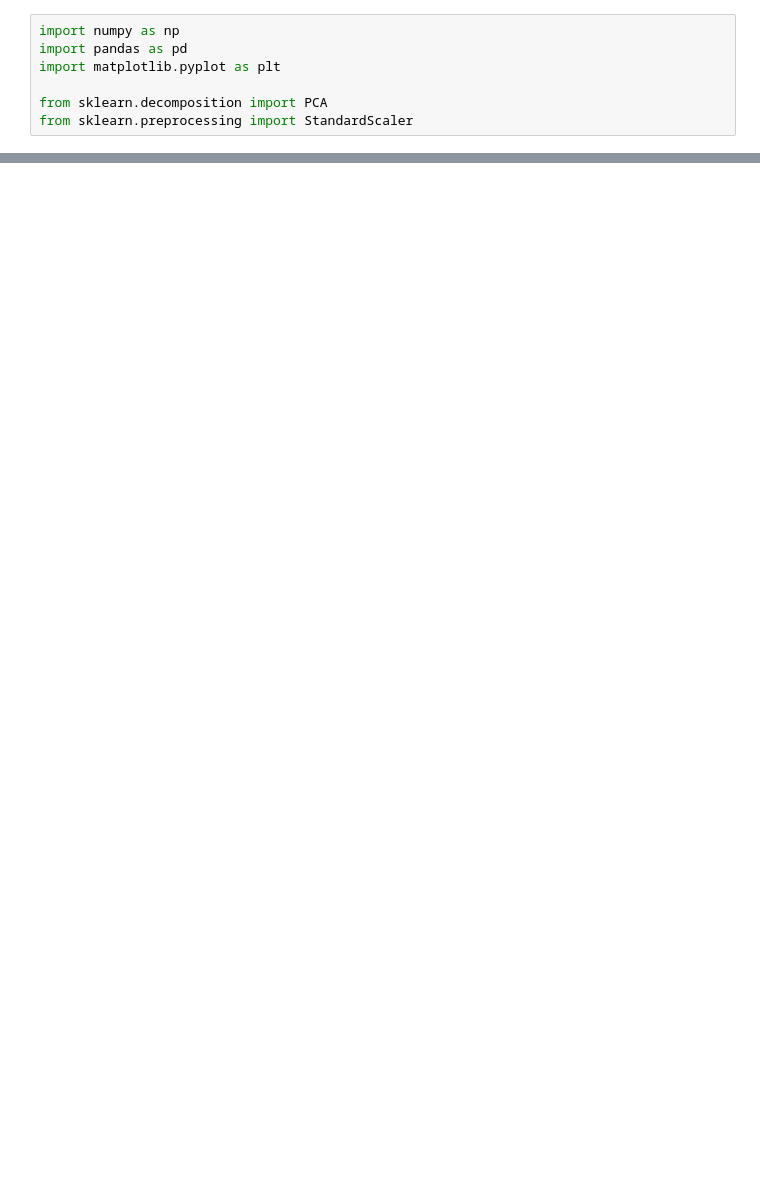
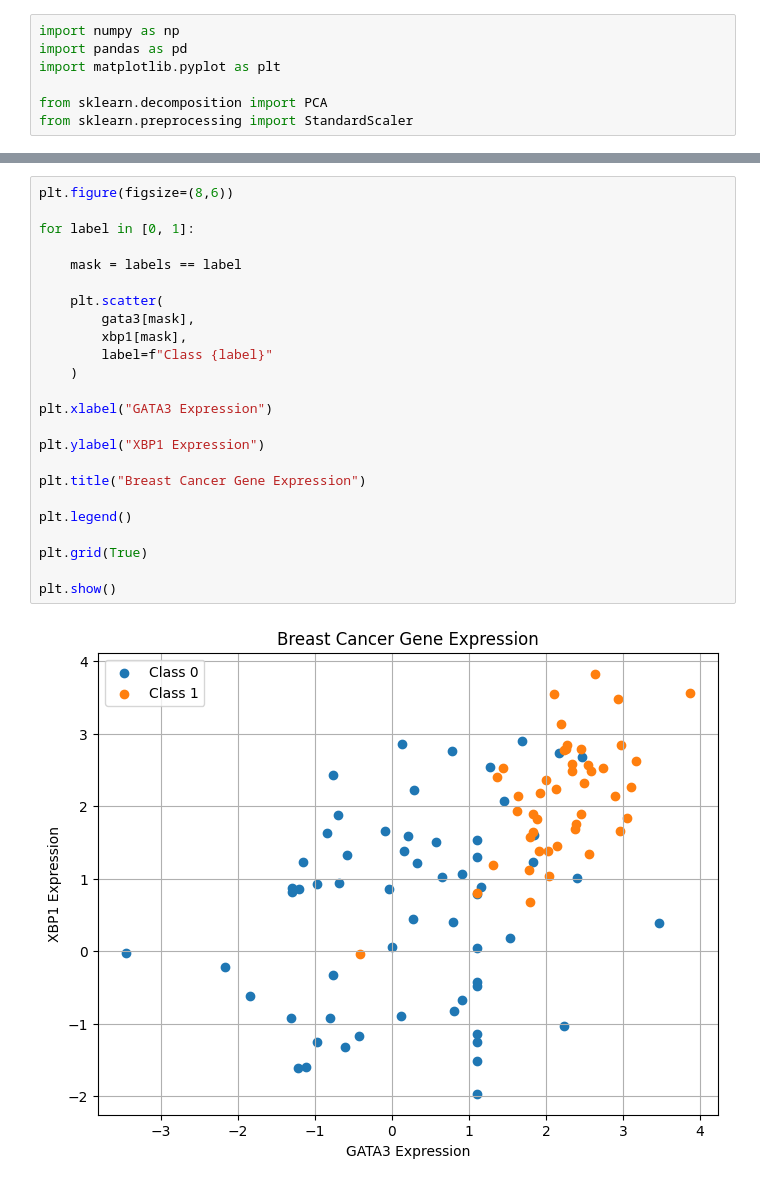
Before and after one commit to Monika02427/PCA-Bioinformatics, a Jupyter notebook: notebooks/breast_cancer_pca.ipynb, the cells around one changed output, grey strips where cells are left out. Saved outputs shown, nothing was run; the diff lists cells and outputs as text; blank space fills up the shorter version.

Commit message:
Completed PCA breast cancer analysis project

```diff
--- a/notebooks/breast_cancer_pca.ipynb
+++ b/notebooks/breast_cancer_pca.ipynb
@@ -31,0 +74,26 @@ ParserError: Error tokenizing data. C error: Expected 1 fields in line 19, saw 1
+# %%
+plt.figure(figsize=(8,6))
+
+for label in [0, 1]:
+
+    mask = labels == label
+
+    plt.scatter(
+        gata3[mask],
+        xbp1[mask],
+        label=f"Class {label}"
+    )
+
+plt.xlabel("GATA3 Expression")
+
+plt.ylabel("XBP1 Expression")
+
+plt.title("Breast Cancer Gene Expression")
+
+plt.legend()
+
+plt.grid(True)
+
+plt.show()
+# %% [output]
+[figure, added]
```
Also changed, not shown: parts of 4 cells of this notebook.
